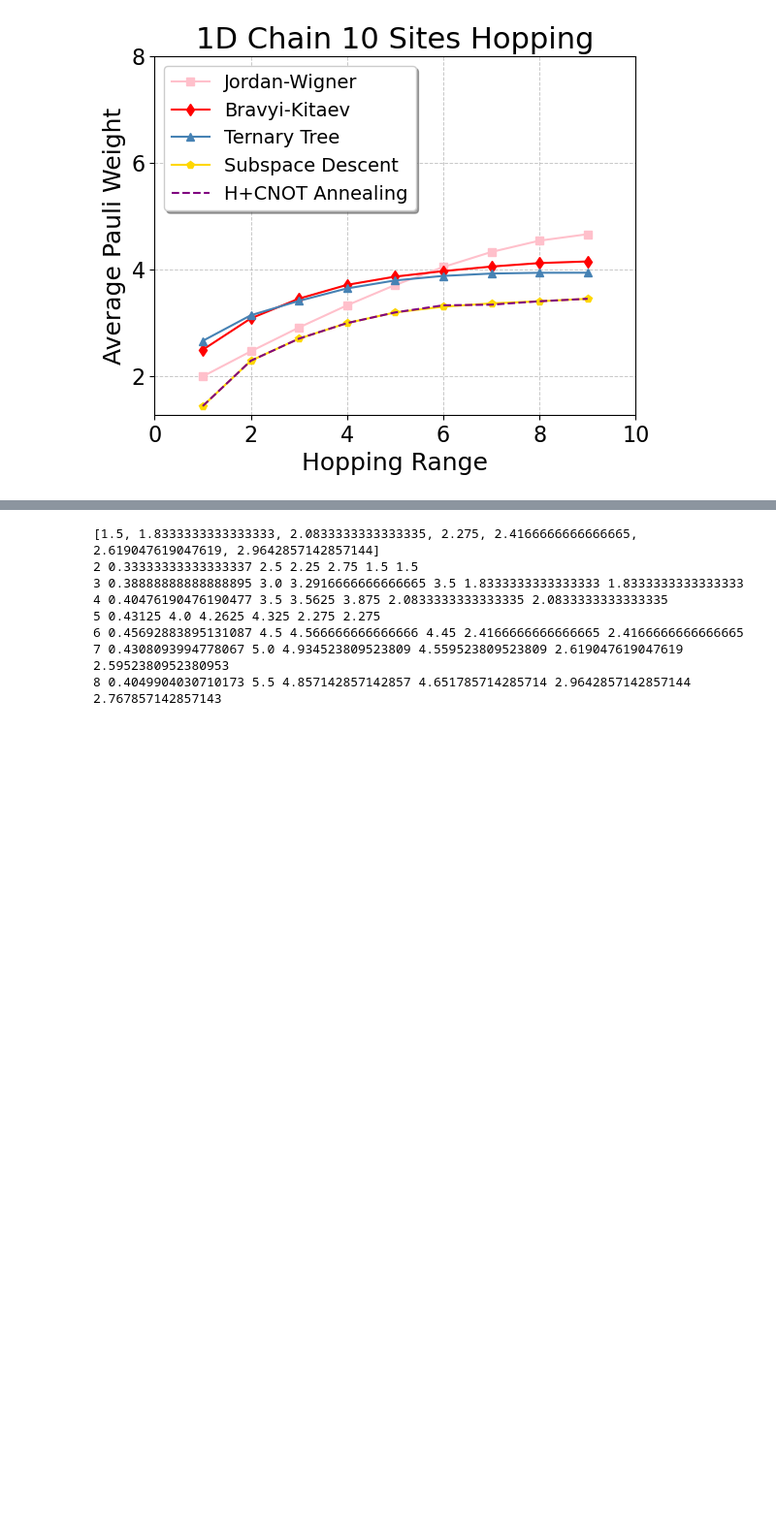
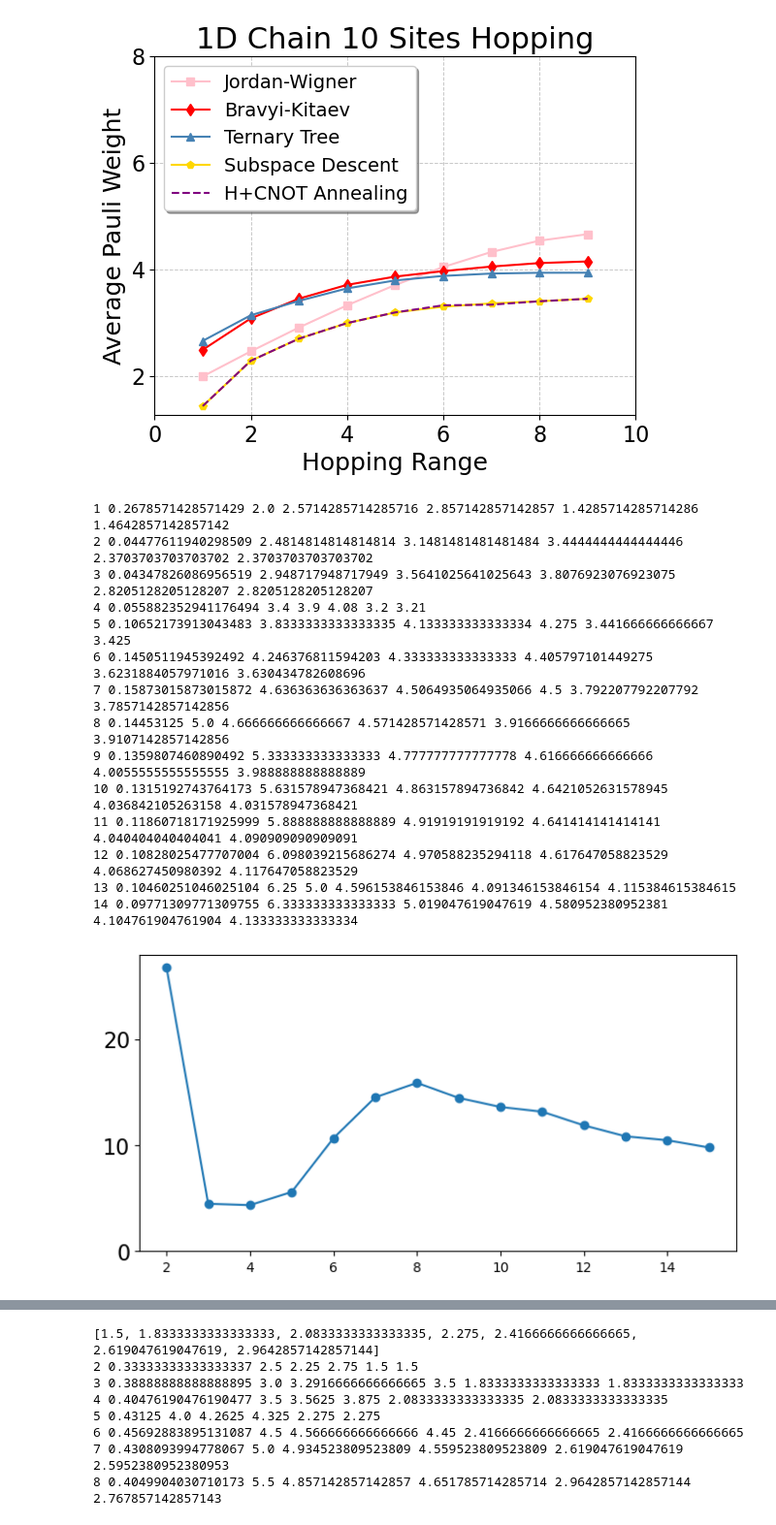
Before and after one commit to Genz17/F2Q, a Jupyter notebook: test.ipynb, the cells around one changed output, grey strips where cells are left out. Shown at 97% size. Drawn from its saved outputs; the diff is of its cells as text; code cells hidden in the pictures; blank space fills up the shorter version.

```diff
--- a/test.ipynb
+++ b/test.ipynb
@@ -120,3 +120,63 @@ plt.savefig("1dhopping10.pdf",bbox_inches='tight')
 9 0.12394366197183104 4.666666666666667 4.155555555555556 3.9444444444444446 3.4555555555555557 3.4555555555555557
 [figure]
 [figure]
+# %%
+# 15 sites hopping
+# 4 - 4 for all, min of (JW, BK)
+# 1
+# 2: 4 - 4 JW
+# 3: 4 - 4 JW
+# 4:
+# 5: 4 - 4 BK
+
+# 7: 4 - 4 JW
+# 8: 4 - 4 JW
+# 9: 4 - 4 JW
+# 10: 4 - 4 BK
+# 11:
+
+jw = [np.float64(2.0), np.float64(2.4814814814814814), np.float64(2.948717948717949), np.float64(3.4), np.float64(3.8333333333333335), np.float64(4.246376811594203), np.float64(4.636363636363637), np.float64(5.0), np.float64(5.333333333333333), np.float64(5.631578947368421), np.float64(5.888888888888889), np.float64(6.098039215686274), np.float64(6.25), np.float64(6.333333333333333)]
+bk = [np.float64(2.5714285714285716), np.float64(3.1481481481481484), np.float64(3.5641025641025643), np.float64(3.9), np.float64(4.133333333333334), np.float64(4.333333333333333), np.float64(4.5064935064935066), np.float64(4.666666666666667), np.float64(4.777777777777778), np.float64(4.863157894736842), np.float64(4.91919191919192), np.float64(4.970588235294118), np.float64(5.0), np.float64(5.019047619047619)]
+tt = [np.float64(2.857142857142857), np.float64(3.4444444444444446), np.float64(3.8076923076923075), np.float64(4.08), np.float64(4.275), np.float64(4.405797101449275), np.float64(4.5), np.float64(4.571428571428571), np.float64(4.616666666666666), np.float64(4.6421052631578945), np.float64(4.641414141414141), np.float64(4.617647058823529), np.float64(4.596153846153846), np.float64(4.580952380952381)]
+op = [np.float64(1.4642857142857142), np.float64(2.3703703703703702), np.float64(2.8205128205128207), np.float64(3.21), np.float64(3.425), np.float64(3.630434782608696), np.float64(3.7857142857142856), np.float64(3.9107142857142856), np.float64(3.988888888888889), np.float64(4.031578947368421), np.float64(4.090909090909091), np.float64(4.117647058823529), np.float64(4.115384615384615), np.float64(4.133333333333334)]
+
+an = [1.4285714285714286, 2.3703703703703702, 2.8205128205128207, 3.2, 3.441666666666667, 3.6231884057971016, 3.792207792207792, 3.9166666666666665, 4.0055555555555555, 4.036842105263158, 4.040404040404041, 4.068627450980392, 4.091346153846154, 4.104761904761904]
+
+im = []
+for i,o in enumerate(op):
+    im.append(1 - o / min([jw[i],bk[i],tt[i]]),)
+    print(i+1,1 - o / min([jw[i],bk[i],tt[i]]),jw[i],bk[i],tt[i],an[i],o)
+plt.figure(figsize=(8,4))
+plt.plot(range(2, 2+len(im)),im,'-o')
+plt.yticks([0,0.1,0.2],[0,10,20],fontsize=16)
+
+plt.figure()
+plt.plot(range(1,1+len(jw)), jw, '-s', label='Jordan-Wigner', c='pink')
+plt.plot(range(1,1+len(bk)), bk, '-d', label='Bravyi-Kitaev', c='red')
+plt.plot(range(1,1+len(tt)), tt, '-^', label='Ternary Tree',c='steelblue')
+plt.plot(range(1,1+len(op)), op, '-p', label='Subspace Descent',c='gold')
+plt.plot(range(1,1+len(an)), an, '--', label='H+CNOT Annealing',c='purple')
+plt.xlabel("Hopping Range", fontsize=18)
+plt.ylabel("Average Pauli Weight", fontsize=18)
+plt.yticks([2,4,6,8],[2,4,6,8],fontsize=16)
+plt.xticks([0,2,4,6,8,10, 12, 14],[0,2,4,6,8,10, 12, 14],fontsize=16)
+plt.grid(True, linestyle='--', linewidth=0.7, alpha=0.7)
+plt.title("1D Chain 15 Sites Hopping",fontsize=22)
+plt.legend(frameon=True, fancybox=True, shadow=True, fontsize=14, loc='upper left')
+plt.savefig("1dhopping15.pdf",bbox_inches='tight')
+# %% [output]
+1 0.2678571428571429 2.0 2.5714285714285716 2.857142857142857 1.4285714285714286 1.4642857142857142
+2 0.04477611940298509 2.4814814814814814 3.1481481481481484 3.4444444444444446 2.3703703703703702 2.3703703703703702
+3 0.04347826086956519 2.948717948717949 3.5641025641025643 3.8076923076923075 2.8205128205128207 2.8205128205128207
+4 0.055882352941176494 3.4 3.9 4.08 3.2 3.21
+5 0.10652173913043483 3.8333333333333335 4.133333333333334 4.275 3.441666666666667 3.425
+6 0.1450511945392492 4.246376811594203 4.333333333333333 4.405797101449275 3.6231884057971016 3.630434782608696
+7 0.15873015873015872 4.636363636363637 4.5064935064935066 4.5 3.792207792207792 3.7857142857142856
+8 0.14453125 5.0 4.666666666666667 4.571428571428571 3.9166666666666665 3.9107142857142856
+9 0.1359807460890492 5.333333333333333 4.777777777777778 4.616666666666666 4.0055555555555555 3.988888888888889
+10 0.1315192743764173 5.631578947368421 4.863157894736842 4.6421052631578945 4.036842105263158 4.031578947368421
+11 0.11860718171925999 5.888888888888889 4.91919191919192 4.641414141414141 4.040404040404041 4.090909090909091
+12 0.10828025477707004 6.098039215686274 4.970588235294118 4.617647058823529 4.068627450980392 4.117647058823529
+13 0.10460251046025104 6.25 5.0 4.596153846153846 4.091346153846154 4.115384615384615
+14 0.09771309771309755 6.333333333333333 5.019047619047619 4.580952380952381 4.104761904761904 4.133333333333334
+[figure, added]
```
Also changed, not shown: parts of 2 cells of this notebook, 3 other files.
